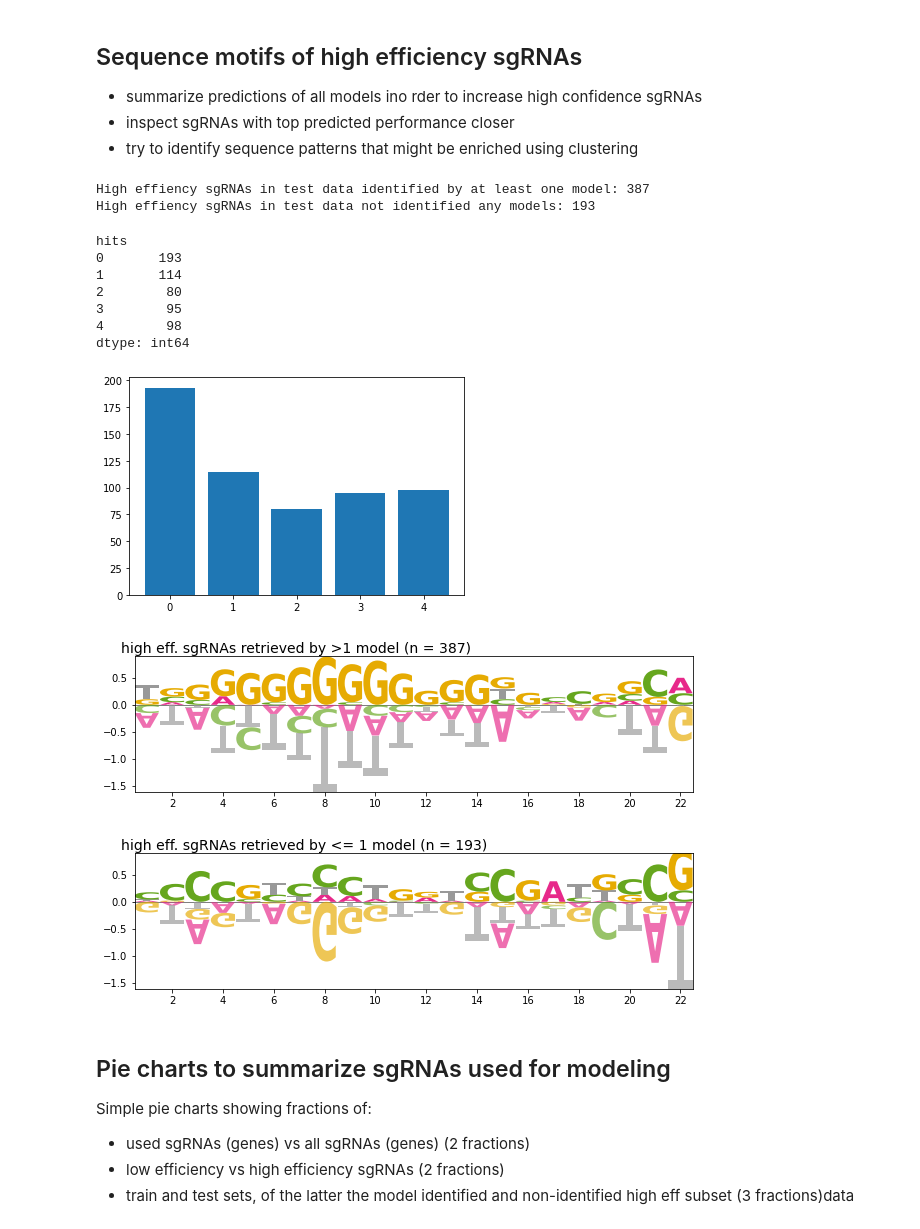
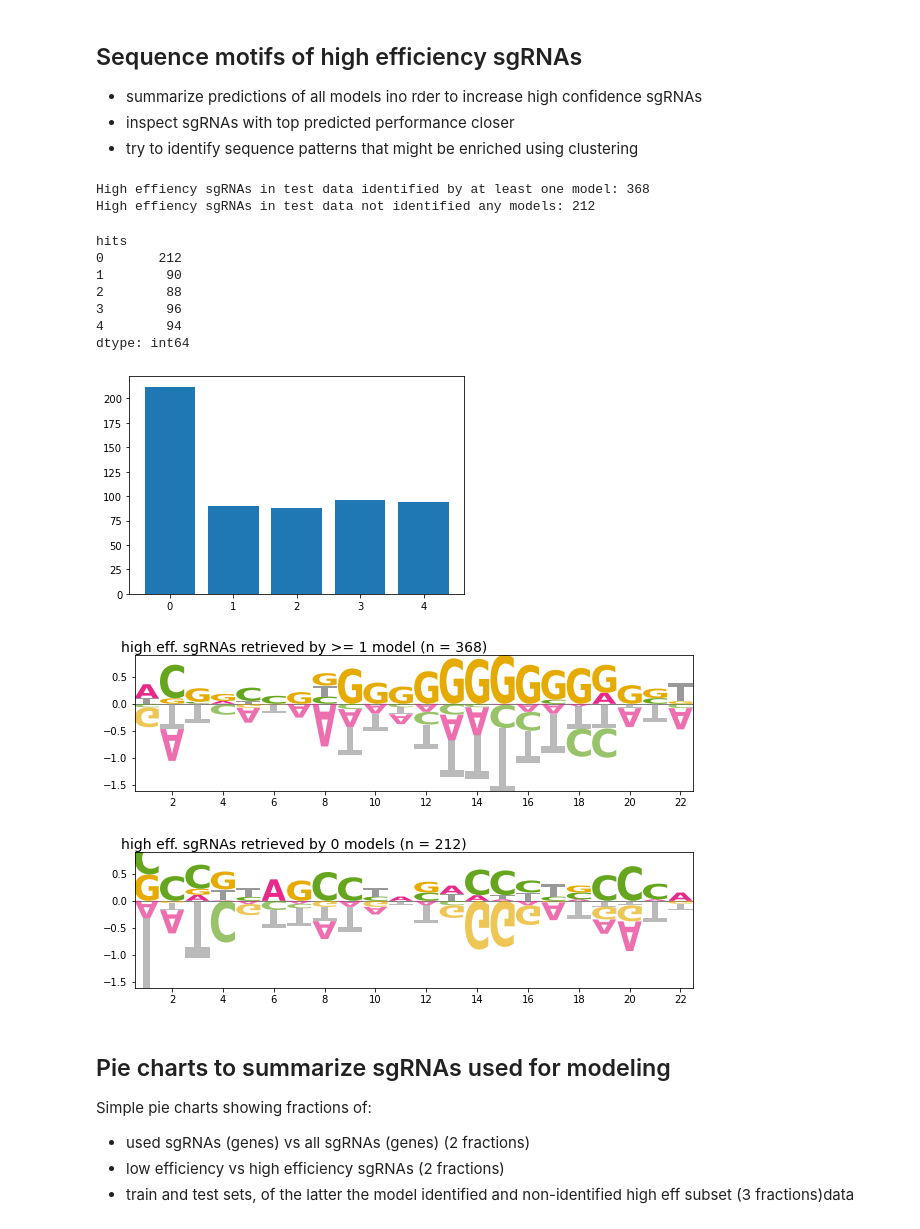
Before and after one commit to m-jahn/R-notebook-crispri-lib, a Jupyter notebook: sgRNA_library_V2/pipeline/sgRNA_ML_analysis.ipynb, the cells around one changed output. Drawn from its saved outputs; the diff is of its cells as text; code cells hidden in the pictures.

Commit message:
update: use original instead of reverse sgRNA sequence

```diff
--- a/sgRNA_library_V2/pipeline/sgRNA_ML_analysis.ipynb
+++ b/sgRNA_library_V2/pipeline/sgRNA_ML_analysis.ipynb
@@ -166,16 +167,22 @@ print(min(fasta_df_reduced.seq_len), max(fasta_df_reduced.seq_len))
 # %% [output]
 17 22
 # %%
-# align seq by inverting and optionally trimming and padding with N
-def align_and_pad(seq, n_max = 25):
-    inv_seq = seq.reverse_complement().complement()
-    len_seq = len(inv_seq)
-    if len_seq < n_max:
-        inv_seq = inv_seq + "N"*(n_max-len_seq)
-    elif len_seq > n_max:
-        inv_seq = inv_seq[ : n_max]
-    return(inv_seq)
+# align seq by trimming or padding with N to predefined same length
+def align_and_pad(seq, n_max = 25, complement = False):
+    len_seq = len(seq)
+    if complement:
+        seq = seq.reverse_complement().complement()
+        if len_seq < n_max:
+            seq = seq + "N"*(n_max-len_seq)
+        elif len_seq > n_max:
+            seq = seq[ : n_max]
+    else:
+        if len_seq < n_max:
+            seq = "N"*(n_max-len_seq) + seq
+        elif len_seq > n_max:
+            seq = seq[len_seq-n_max : ]
+    return(seq)
 
 # test inversion and padding
-print(align_and_pad(fasta_df_reduced.seq[0], n_max = 20))
+print(align_and_pad(fasta_df_reduced.seq[0], n_max = 22))
 # %% [output]
@@ -183,6 +190,6 @@ GCCCAGTGGCGGCTGTANNN
 # %%
 # apply to all sgRNAs
-fasta_df_reduced["seq_inv"] = [align_and_pad(i, n_max = 22) for i in fasta_df_reduced.seq]
+fasta_df_reduced["seq_pad"] = [align_and_pad(i, n_max = 22) for i in fasta_df_reduced.seq]
 # %% [markdown]
 **Shape of the data as input for scikit learn**
 
@@ -207,7 +214,7 @@ def onehot(s):
         else: z.append(0)
     return(z)
 # %%
-fasta_df_reduced["seq_onehot"] = fasta_df_reduced.seq_inv.apply(onehot)
+fasta_df_reduced["seq_onehot"] = fasta_df_reduced.seq_pad.apply(onehot)
 # %% [markdown]
 - finally turn pd.Series/DF into an array with dimensions n_observations x n_features
 - also turn target variable into an array of length n_observations
@@ -646,8 +653,8 @@ list_high_eff = (y_test_class == y_pred_class).astype(int) +\
 print('High effiency sgRNAs in test data identified by at least one model: ' + str(sum(list_high_eff[y_test_class == 1] >= 1)))
 print('High effiency sgRNAs in test data not identified any models: ' + str(sum(list_high_eff[y_test_class == 1] < 1)))
 # %% [output]
-High effiency sgRNAs in test data identified by at least one model: 387
-High effiency sgRNAs in test data not identified any models: 193
+High effiency sgRNAs in test data identified by at least one model: 368
+High effiency sgRNAs in test data not identified any models: 212
 # %%
 df_ensemble = pd.DataFrame(list_high_eff[y_test_class == 1], columns=['hits']).value_counts()
 df_ensemble = df_ensemble.sort_index()
@@ -657,13 +664,13 @@ plt.bar(x = range(5), height=df_ensemble)
 plt.savefig('../figures/plot_barchart_ML_recall.svg')
 # %% [output]
 hits
-0       193
-1       114
-2        80
-3        95
-4        98
+0       212
+1        90
+2        88
+3        96
+4        94
 dtype: int64
-[figure, old version]
+[figure, new version]
 # %%
 # logical with length of test data set indexing subset of
 # true positive AND model positive sgRNAs
@@ -672,23 +679,23 @@ i_nodelneg = i_test[np.logical_and(y_test_class == 1, list_high_eff <  1)]
 # %%
 # Logo for high efficiency sgRNAs identified by ML models
 plot_logo(
-    fasta_df_reduced.iloc[i_modelpos].seq_inv,
-    title = 'high eff. sgRNAs retrieved by >1 model',
+    fasta_df_reduced.iloc[i_modelpos].seq_pad,
+    title = 'high eff. sgRNAs retrieved by >= 1 model',
     ylim = [-1.6, 0.9])
 
 plt.savefig('../figures/logo_ML_1.pdf')
 # %% [output]
-[figure, old version]
+[figure, new version]
 # %%
 # Logo for high efficiency sgRNAs NOT identified by ML models
 plot_logo(
-    fasta_df_reduced.iloc[i_nodelneg].seq_inv,
-    title = 'high eff. sgRNAs retrieved by <= 1 model',
+    fasta_df_reduced.iloc[i_nodelneg].seq_pad,
+    title = 'high eff. sgRNAs retrieved by 0 models',
     ylim = [-1.6, 0.9])
 
 plt.savefig('../figures/logo_ML_2.pdf')
 # %% [output]
-[figure, old version]
+[figure, new version]
 # %% [markdown]
 ## Pie charts to summarize sgRNAs used for modeling
 
```
Also changed, not shown: parts of 16 cells of this notebook.
